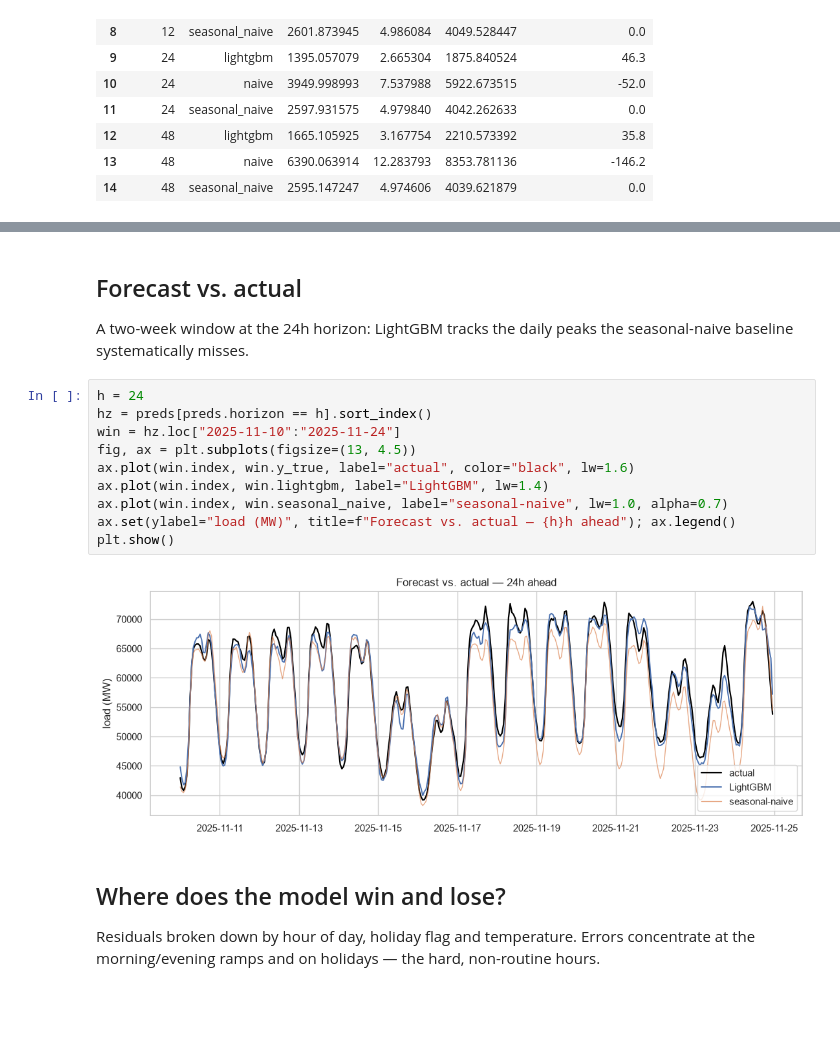
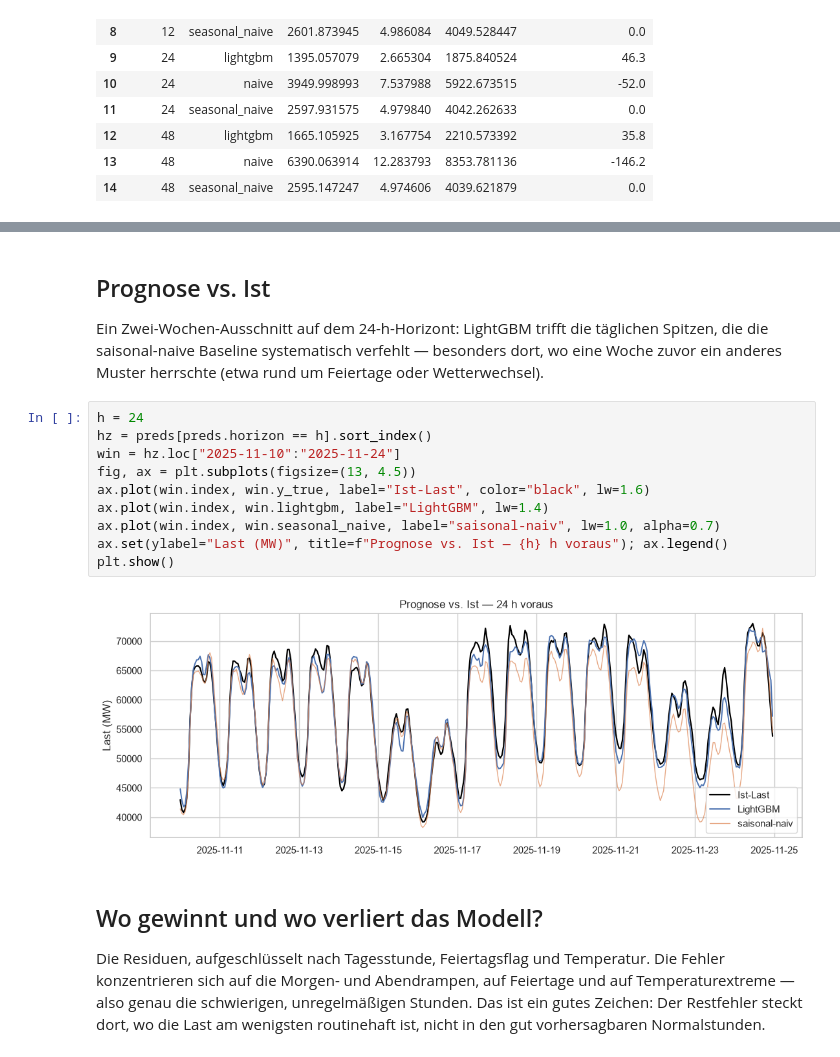
Before and after one commit to pat-olhed/energy, a Jupyter notebook: notebooks/02_modeling.ipynb, the cells around one changed output, grey strips where cells are left out. Drawn from its saved outputs; the diff is of its cells as text; blank space fills up the shorter version.

```diff
--- a/notebooks/02_modeling.ipynb
+++ b/notebooks/02_modeling.ipynb
@@ -85,21 +106,29 @@ plt.show()
 # %% [markdown]
-## Forecast vs. actual
-A two-week window at the 24h horizon: LightGBM tracks the daily peaks the seasonal-naive baseline systematically misses.
+## Prognose vs. Ist
+
+Ein Zwei-Wochen-Ausschnitt auf dem 24-h-Horizont: LightGBM trifft die täglichen Spitzen,
+die die saisonal-naive Baseline systematisch verfehlt — besonders dort, wo eine Woche
+zuvor ein anderes Muster herrschte (etwa rund um Feiertage oder Wetterwechsel).
 # %%
 h = 24
 hz = preds[preds.horizon == h].sort_index()
 win = hz.loc["2025-11-10":"2025-11-24"]
 fig, ax = plt.subplots(figsize=(13, 4.5))
-ax.plot(win.index, win.y_true, label="actual", color="black", lw=1.6)
+ax.plot(win.index, win.y_true, label="Ist-Last", color="black", lw=1.6)
 ax.plot(win.index, win.lightgbm, label="LightGBM", lw=1.4)
-ax.plot(win.index, win.seasonal_naive, label="seasonal-naive", lw=1.0, alpha=0.7)
-ax.set(ylabel="load (MW)", title=f"Forecast vs. actual — {h}h ahead"); ax.legend()
+ax.plot(win.index, win.seasonal_naive, label="saisonal-naiv", lw=1.0, alpha=0.7)
+ax.set(ylabel="Last (MW)", title=f"Prognose vs. Ist — {h} h voraus"); ax.legend()
 plt.show()
 # %% [output]
-[figure, old version]
+[figure, new version]
 # %% [markdown]
-## Where does the model win and lose?
-Residuals broken down by hour of day, holiday flag and temperature. Errors concentrate at the morning/evening ramps and on holidays — the hard, non-routine hours.
+## Wo gewinnt und wo verliert das Modell?
+
+Die Residuen, aufgeschlüsselt nach Tagesstunde, Feiertagsflag und Temperatur. Die Fehler
+konzentrieren sich auf die Morgen- und Abendrampen, auf Feiertage und auf Temperaturextreme
+— also genau die schwierigen, unregelmäßigen Stunden. Das ist ein gutes Zeichen: Der
+Restfehler steckt dort, wo die Last am wenigsten routinehaft ist, nicht in den gut
+vorhersagbaren Normalstunden.
 # %%
 import holidays
 h = 24
```
Also changed, not shown: parts of 9 cells of this notebook, 1 other file.
